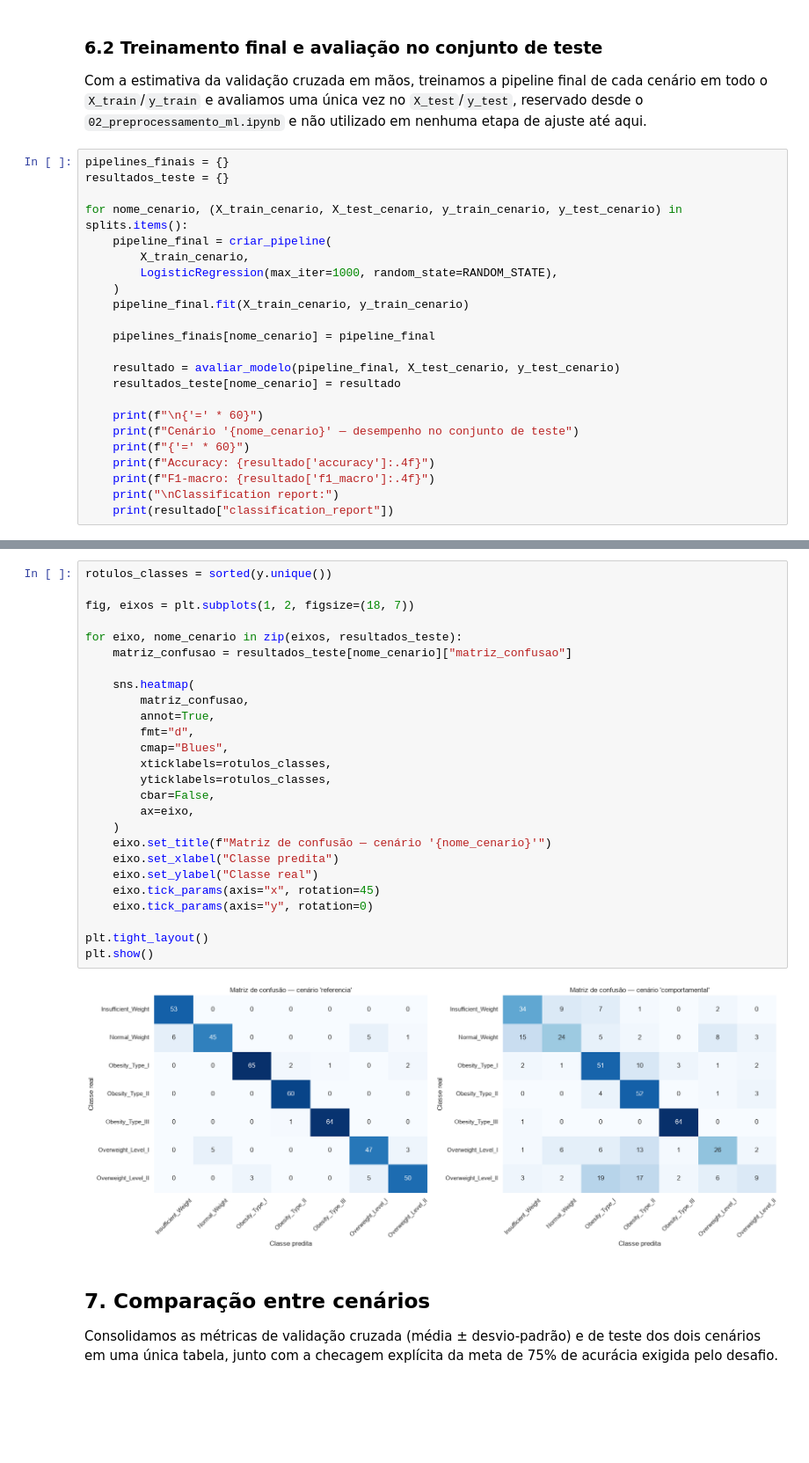
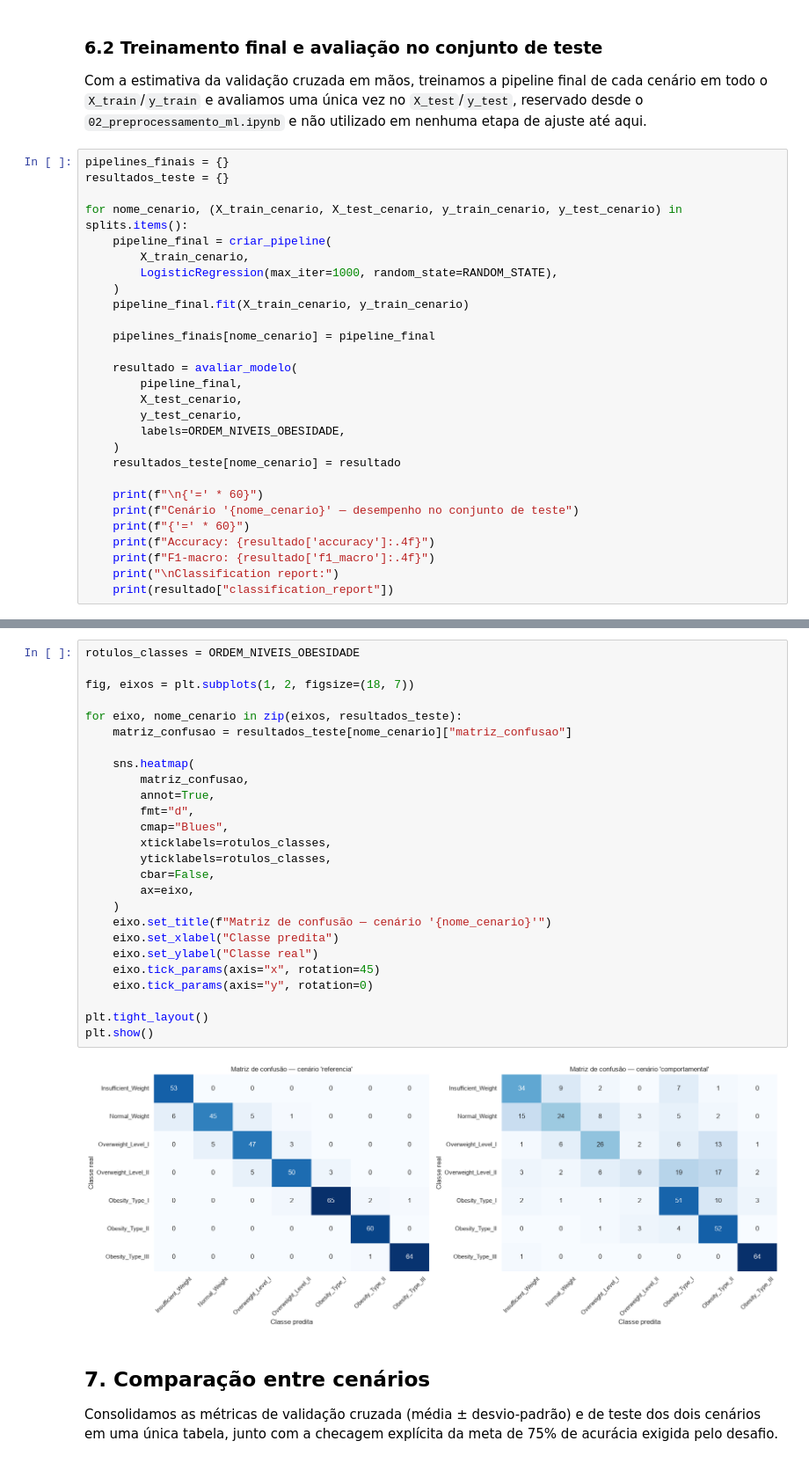
Before and after one commit to maclabr/tech-challenge-obesidade, a Jupyter notebook: notebooks/03_modelo_baseline.ipynb, the cells around one changed output, grey strips where cells are left out. Shown at 88% size. Saved outputs shown, nothing was run; the diff lists cells and outputs as text; blank space fills up the shorter version.

Commit message:
treina baseline (Regressao Logistica), centraliza ORDEM_NIVEIS_OBESIDADE

```diff
--- a/notebooks/03_modelo_baseline.ipynb
+++ b/notebooks/03_modelo_baseline.ipynb
@@ -185,7 +186,12 @@ for nome_cenario, (X_train_cenario, X_test_cenario, y_train_cenario, y_test_cena
 
     pipelines_finais[nome_cenario] = pipeline_final
 
-    resultado = avaliar_modelo(pipeline_final, X_test_cenario, y_test_cenario)
+    resultado = avaliar_modelo(
+        pipeline_final,
+        X_test_cenario,
+        y_test_cenario,
+        labels=ORDEM_NIVEIS_OBESIDADE,
+    )
     resultados_teste[nome_cenario] = resultado
 
     print(f"\n{'=' * 60}")
@@ -214,33 +220,33 @@ Insufficient_Weight       0.90      1.00      0.95        53
           macro avg       0.61      0.61      0.59       418
        weighted avg       0.61      0.62      0.60       418
 # %%
-rotulos_classes = sorted(y.unique())
+rotulos_classes = ORDEM_NIVEIS_OBESIDADE
 
 fig, eixos = plt.subplots(1, 2, figsize=(18, 7))
 
 for eixo, nome_cenario in zip(eixos, resultados_teste):
     matriz_confusao = resultados_teste[nome_cenario]["matriz_confusao"]
 
     sns.heatmap(
         matriz_confusao,
         annot=True,
         fmt="d",
         cmap="Blues",
         xticklabels=rotulos_classes,
         yticklabels=rotulos_classes,
         cbar=False,
         ax=eixo,
     )
     eixo.set_title(f"Matriz de confusão — cenário '{nome_cenario}'")
     eixo.set_xlabel("Classe predita")
     eixo.set_ylabel("Classe real")
     eixo.tick_params(axis="x", rotation=45)
     eixo.tick_params(axis="y", rotation=0)
 
 plt.tight_layout()
 plt.show()
 # %% [output]
-[figure, old version]
+[figure, new version]
 # %% [markdown]
 ## 7. Comparação entre cenários
 
```
Also changed, not shown: parts of 2 cells of this notebook, 2 other files.
